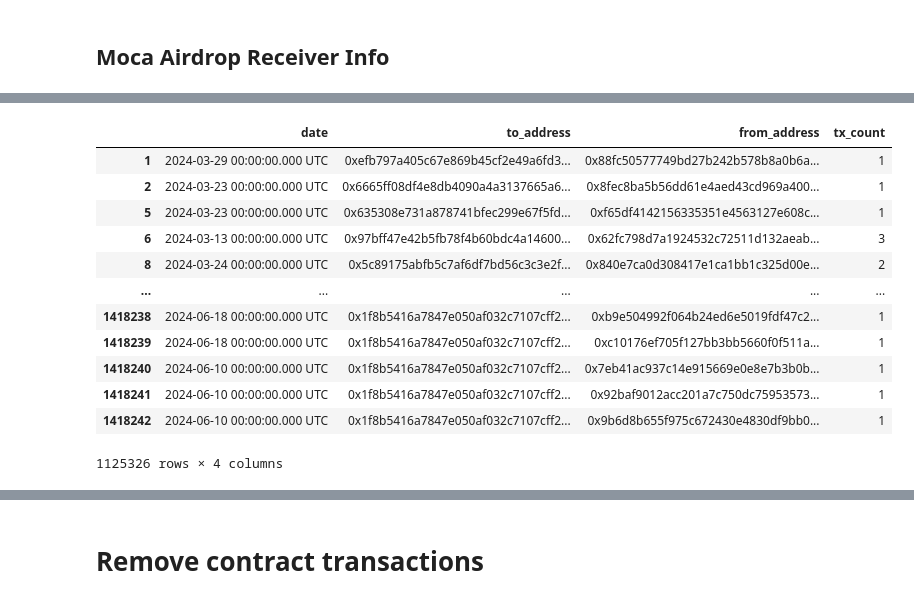
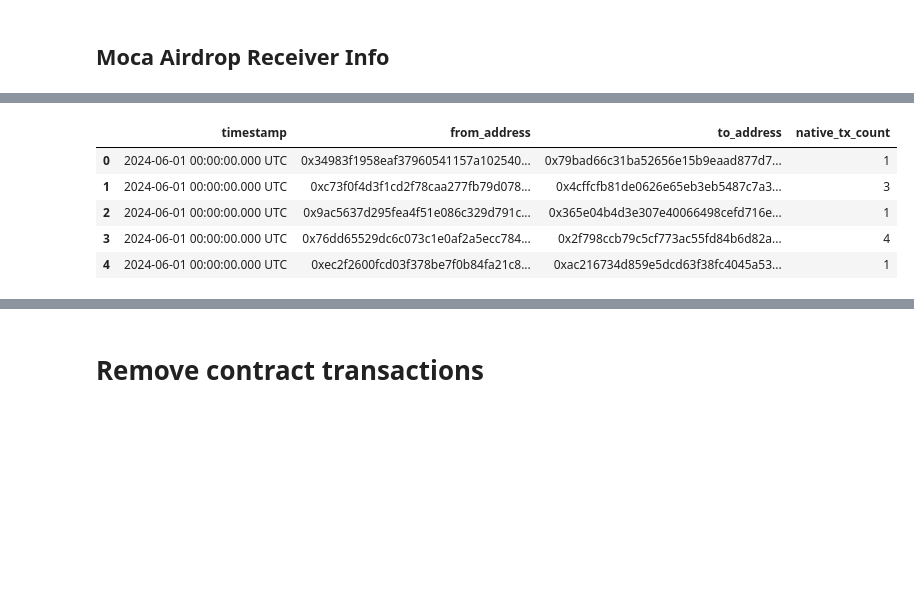
Before and after one commit to startwithf/unique-user, a Jupyter notebook: moca-airdrop/model/moca_airdrop_lab_2024oct.ipynb, the cells around one changed output, grey strips where cells are left out. Drawn from its saved outputs; the diff is of its cells as text; code cells hidden in the pictures; blank space fills up the shorter version.

```diff
--- a/moca-airdrop/model/moca_airdrop_lab_2024oct.ipynb
+++ b/moca-airdrop/model/moca_airdrop_lab_2024oct.ipynb
@@ -128,22 +88,0 @@ pol_trans_df
-# %%
-# 2024 Jan - Sep BSC transactions
-bsc_trans_file_lst = file_name_lst(trans_path, endswith='bsc.csv')
-bsc_trans_df = read_from_multiple_csv(trans_path, bsc_trans_file_lst)
-bsc_trans_df = bsc_trans_df[
-    bsc_trans_df['from_address'].isin(holder_set) | bsc_trans_df['to_address'].isin(holder_set)
-]
-bsc_trans_df
-# %% [output]
-|  | date | to_address | from_address | tx_count |
-| 1 | 2024-03-29 00:00:00.000 UTC | 0xefb797a405c67e869b45cf2e49a6fd3... | 0x88fc50577749bd27b242b578b8a0b6a... | 1 |
-| 2 | 2024-03-23 00:00:00.000 UTC | 0x6665ff08df4e8db4090a4a3137665a6... | 0x8fec8ba5b56dd61e4aed43cd969a400... | 1 |
-| 5 | 2024-03-23 00:00:00.000 UTC | 0x635308e731a878741bfec299e67f5fd... | 0xf65df4142156335351e4563127e608c... | 1 |
-| 6 | 2024-03-13 00:00:00.000 UTC | 0x97bff47e42b5fb78f4b60bdc4a14600... | 0x62fc798d7a1924532c72511d132aeab... | 3 |
-| 8 | 2024-03-24 00:00:00.000 UTC | 0x5c89175abfb5c7af6df7bd56c3c3e2f... | 0x840e7ca0d308417e1ca1bb1c325d00e... | 2 |
-| ... | ... | ... | ... | ... |
-| 1418238 | 2024-06-18 00:00:00.000 UTC | 0x1f8b5416a7847e050af032c7107cff2... | 0xb9e504992f064b24ed6e5019fdf47c2... | 1 |
-| 1418239 | 2024-06-18 00:00:00.000 UTC | 0x1f8b5416a7847e050af032c7107cff2... | 0xc10176ef705f127bb3bb5660f0f511a... | 1 |
-| 1418240 | 2024-06-10 00:00:00.000 UTC | 0x1f8b5416a7847e050af032c7107cff2... | 0x7eb41ac937c14e915669e0e8e7b3b0b... | 1 |
-| 1418241 | 2024-06-10 00:00:00.000 UTC | 0x1f8b5416a7847e050af032c7107cff2... | 0x92baf9012acc201a7c750dc75953573... | 1 |
-| 1418242 | 2024-06-10 00:00:00.000 UTC | 0x1f8b5416a7847e050af032c7107cff2... | 0x9b6d8b655f975c672430e4830df9bb0... | 1 |
-1125326 rows × 4 columns
@@ -150 +91,23 @@ bsc_trans_df
+# %%
+native_trans_file_lst = file_name_lst(
+    native_trans_path, startswith="native", endswith=".csv"
+)
+native_trans_df = read_from_multiple_csv(native_trans_path, native_trans_file_lst)
+native_trans_df = native_trans_df[
+    native_trans_df["from_address"].isin(wallet_set)
+    | native_trans_df["to_address"].isin(wallet_set)
+]
+native_trans_df = native_trans_df[
+    (native_trans_df["from_address"].isna() == False)
+    & (native_trans_df["to_address"].isna() == False)
+]
+native_trans_df.columns = ["timestamp", "from_address", "to_address", "native_tx_count"]
+native_trans_df.head()
+# %% [output]
+|  | timestamp | from_address | to_address | native_tx_count |
+| 0 | 2024-06-01 00:00:00.000 UTC | 0x34983f1958eaf37960541157a102540... | 0x79bad66c31ba52656e15b9eaad877d7... | 1 |
+| 1 | 2024-06-01 00:00:00.000 UTC | 0xc73f0f4d3f1cd2f78caa277fb79d078... | 0x4cffcfb81de0626e65eb3eb5487c7a3... | 3 |
+| 2 | 2024-06-01 00:00:00.000 UTC | 0x9ac5637d295fea4f51e086c329d791c... | 0x365e04b4d3e307e40066498cefd716e... | 1 |
+| 3 | 2024-06-01 00:00:00.000 UTC | 0x76dd65529dc6c073c1e0af2a5ecc784... | 0x2f798ccb79c5cf773ac55fd84b6d82a... | 4 |
+| 4 | 2024-06-01 00:00:00.000 UTC | 0xec2f2600fcd03f378be7f0b84fa21c8... | 0xac216734d859e5dcd63f38fc4045a53... | 1 |
 # %% [markdown]
```
Also changed, not shown: parts of 16 cells of this notebook, 27 other files.
